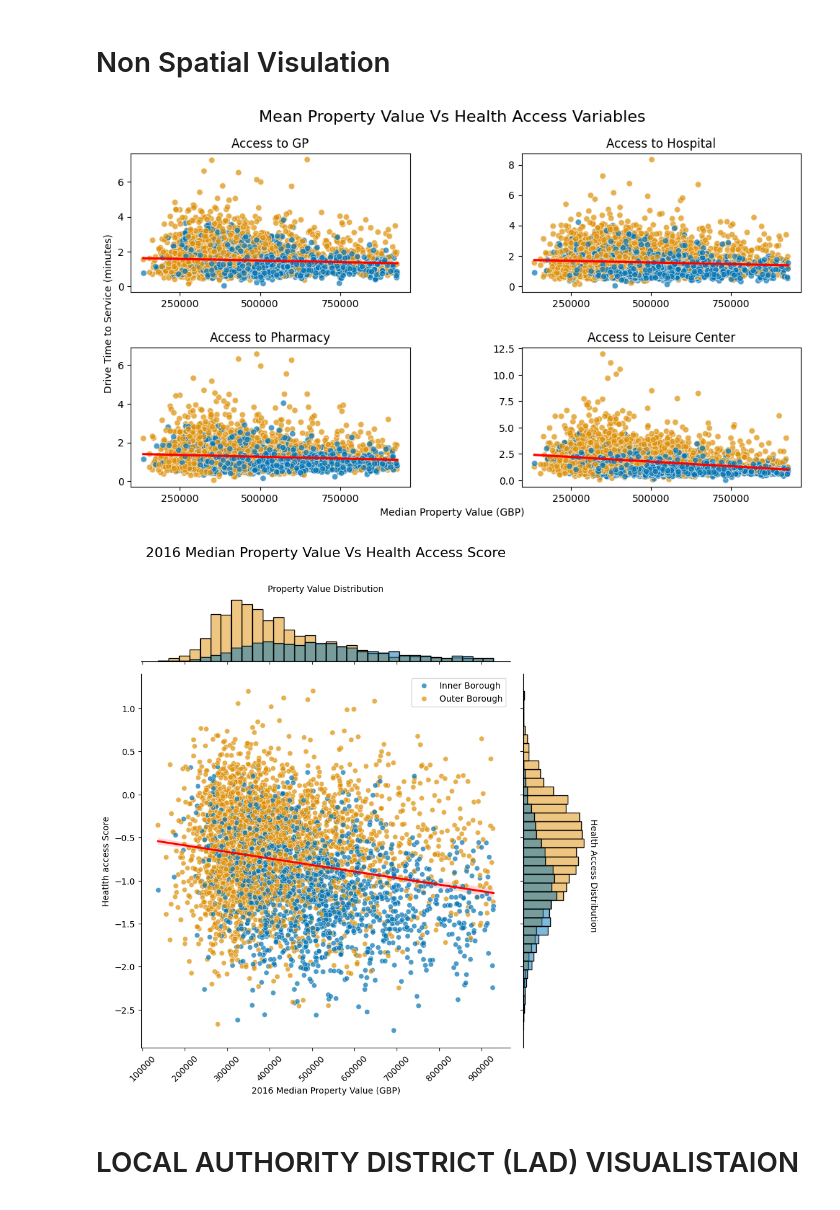
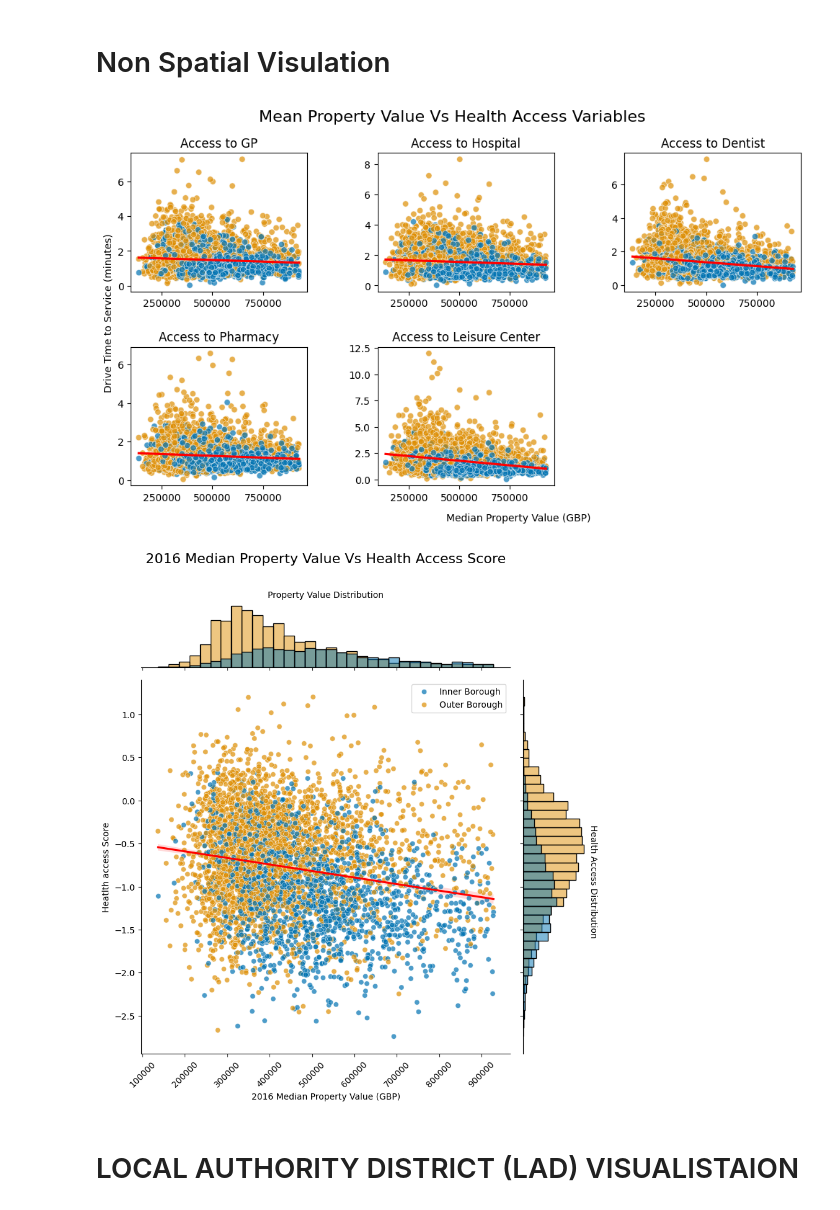
Before and after one commit to Jonathan-C-Barrett/GEOG5990M, a Jupyter notebook: GEOG5003M_Final_Project_template.ipynb, the cells around one changed output. Saved outputs shown, nothing was run; the diff lists cells and outputs as text; code cells hidden in the pictures.

```diff
--- a/GEOG5003M_Final_Project_template.ipynb
+++ b/GEOG5003M_Final_Project_template.ipynb
@@ -249,7 +558,7 @@ Number of unique categories: 2
 # Non Spatial Visulation
 # %%
 #create four subplots of health service individual variables
-f,ax = plt.subplots(2,2, figsize=(12,6))
+f,ax = plt.subplots(2,3, figsize=(12,6))
 #widen space between subplots
 plt.subplots_adjust(wspace=0.4, hspace=0.4)
 
@@ -281,9 +590,20 @@ ax[0,1].set_xlabel('')
 #remove yaxis title
 ax[0,1].set_ylabel('')
 
+#plot distance to hospital in plot 3
+sns.scatterplot(data=health_prop_clean_trim, x='2016_mean', y='ah4dent', hue='inner_outer', legend=False, marker= "o", palette='colorblind', alpha =0.7, ax=ax[0,2]).locator_params(axis='x', nbins=3)
+#Add title to plot
+ax[0,2].set_title('Access to Dentist')
+#add regression line
+sns.regplot(data=health_prop_clean_trim, x='2016_mean', y="ah4dent", scatter=False, ax=ax[0,2], color='red')
+#remove xaxis title
+ax[0,2].set_xlabel('')
+#remove yaxis title
+ax[0,2].set_ylabel('')
 
 
-#plot distance to pharmacy in plot 3
+
+#plot distance to pharmacy in plot 4
 sns.scatterplot(data=health_prop_clean_trim, x='2016_mean', y='ah4phar', hue='inner_outer', legend=False,  marker= "o", palette='colorblind', alpha =0.7, ax=ax[1,0]).locator_params(axis='x', nbins=3)
 #add plot title
 ax[1,0 ].set_title('Access to Pharmacy')
@@ -294,16 +614,21 @@ ax[1,0].set_xlabel('')
 #center y label to use for four plots
 ax[1,0].set_ylabel('Drive Time to Service (minutes)', y=1.25,fontsize=10)
 
-#plot distance to leisure center in plot 4
+#plot distance to leisure center in plot 5
 sns.scatterplot(data=health_prop_clean_trim, x='2016_mean', y='ah4leis', hue='inner_outer', legend=False,  marker= "o", palette='colorblind', alpha =0.7, ax=ax[1,1]).locator_params(axis='x', nbins=3)
 #add plot title
 ax[1, 1].set_title('Access to Leisure Center')
 #add regression line
 sns.regplot(data=health_prop_clean_trim, x='2016_mean', y="ah4leis", scatter=False, ax=ax[1,1], color='red')
 #center x label to use for four plots
-ax[1,1].set_xlabel('Median Property Value (GBP)', x=-0.25,fontsize=10)
+ax[1,1].set_xlabel('Median Property Value (GBP)', labelpad=10, x=.8,fontsize=10)
 #remove yaxis title
 ax[1,1].set_ylabel('')
+
+#Hide axis of plot 6
+ax[1,2].axis('off')
+
+
 
 #LARGE PLOT
 
@@ -322,34 +647,34 @@ sns.scatterplot(data=health_prop_clean_trim, x='2016_mean', y='ah4h', hue='inner
 
 #plothistograms on x-axis showing distribution of house price
 sns.histplot(data=health_prop_clean_trim, x='2016_mean', hue="inner_outer", palette='colorblind', ax=g.ax_marg_x)
 
 #plot histogram on y-axis showing distribution of health access score
 sns.histplot(data=health_prop_clean_trim, y='ah4h', hue="inner_outer", palette='colorblind', ax=g.ax_marg_y)
 
 #Remove legend from axis histograms
 g.ax_marg_y.legend_.remove()
 g.ax_marg_x.legend_.remove()
 
 #Remove title from main legend
 g.ax_joint.get_legend().set_title("")
 
 #add title to property value distribution and set size
 g.ax_marg_x.set_title('Property Value Distribution', fontsize=10)
 
 #add title to Health Access Score distribution, set size, rotate and align to axis using x and y
 g.ax_marg_y.set_title('Health Access Distribution', fontsize=10, rotation=270, y=0.3, x=1.1)
 
 #Edit Axis Labels and set size
 g.ax_joint.set_ylabel('Heatlth access Score', fontsize=10)
 g.ax_joint.set_xlabel('2016 Median Property Value (GBP)', fontsize=10);
 
 #change orientation of x-axis ticks
 g.ax_joint.tick_params(axis='x', rotation=45)
 
 #add title to map and set position and fontsize
 g.ax_joint.set_title('2016 Median Property Value Vs Health Access Score', fontsize=16, y=1.3);
 # %% [output]
-[figure, old version]
+[figure, new version]
 [figure]
 # %% [markdown]
 # LOCAL AUTHORITY DISTRICT (LAD) VISUALISTAION
```
Also changed, not shown: parts of 32 cells of this notebook.
